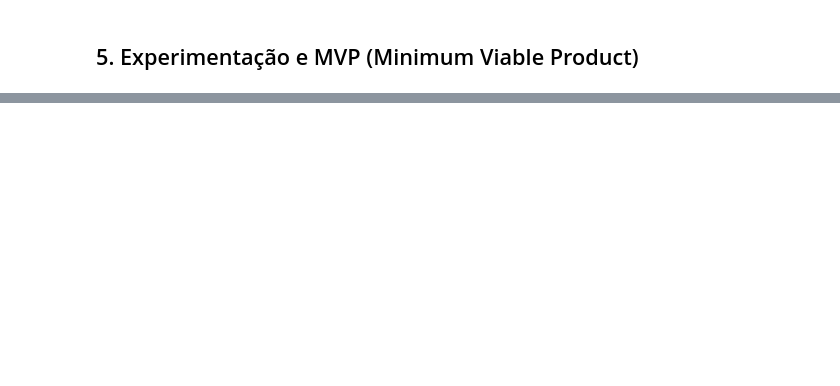
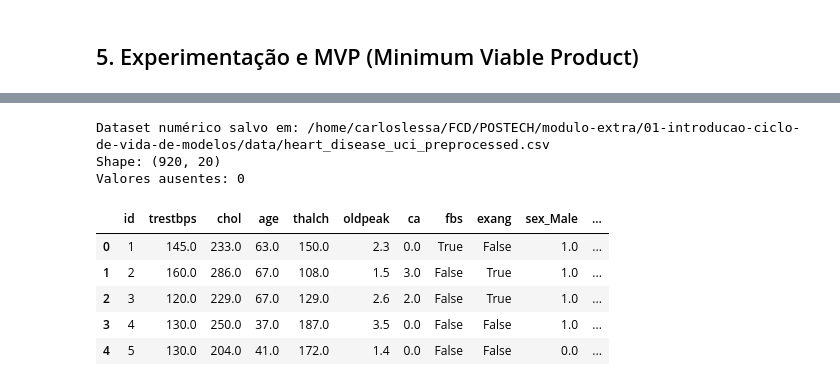
Before and after one commit to carlosvblessa/introducao-ciclo-de-vida-de-modelos, a Jupyter notebook: aula_02_experimentacao_mvp/exercicio_experimentacao_mvp.ipynb, the cells around one changed output, grey strips where cells are left out. Drawn from its saved outputs; the diff is of its cells as text; code cells hidden in the pictures; blank space fills up the shorter version.

```diff
--- a/aula_02_experimentacao_mvp/exercicio_experimentacao_mvp.ipynb
+++ b/aula_02_experimentacao_mvp/exercicio_experimentacao_mvp.ipynb
@@ -596,7 +810,0 @@ Treine um modelo baseline e registre no MLFlow
-# %%
-# Divisão treino/teste com os mesmos parâmetros da imputação (seção 4.1),
-# garantindo consistência entre os conjuntos utilizados no pré-processamento e na modelagem.
-X = df_encoded.drop(columns=["id", "target"])
-y = df_encoded["target"]
-
-X_train, X_test, y_train, y_test = train_test_split(X, y, test_size=0.2, random_state=42)
@@ -670,0 +1262,42 @@ joblib.dump(model, "../models/baseline_model.joblib")
+# %%
+# Pré-processador sem escalonamento para manter compatibilidade com a Aula 3.
+compatibility_numeric_cols = (
+    zero_missing_numeric_cols + continuous_numeric_cols + discrete_cols
+)
+compatibility_preprocessor = ColumnTransformer(
+    transformers=[
+        ('numeric', SimpleImputer(strategy='median'), compatibility_numeric_cols),
+        ('boolean', SimpleImputer(strategy='most_frequent'), boolean_cols),
+        ('categorical', Pipeline([
+            ('imputer', SimpleImputer(strategy='most_frequent')),
+            ('onehot', OneHotEncoder(
+                handle_unknown='ignore', drop='first', sparse_output=False
+            ))
+        ]), categorical_cols)
+    ],
+    remainder='drop',
+    verbose_feature_names_out=False
+).set_output(transform='pandas')
+
+compatibility_preprocessor.fit(X_train)
+df_encoded = compatibility_preprocessor.transform(X)
+df_encoded.insert(0, 'id', df['id'].to_numpy())
+df_encoded['target'] = y.to_numpy()
+
+preprocessed_path = Path('../data/heart_disease_uci_preprocessed.csv').resolve()
+df_encoded.to_csv(preprocessed_path, index=False)
+
+print(f'Dataset numérico salvo em: {preprocessed_path}')
+print(f'Shape: {df_encoded.shape}')
+print(f'Valores ausentes: {int(df_encoded.isna().sum().sum())}')
+df_encoded.head()
+# %% [output]
+Dataset numérico salvo em: /home/carloslessa/FCD/POSTECH/modulo-extra/01-introducao-ciclo-de-vida-de-modelos/data/heart_disease_uci_preprocessed.csv
+Shape: (920, 20)
+Valores ausentes: 0
+|  | id | trestbps | chol | age | thalch | oldpeak | ca | fbs | exang | sex_Male | ... |
+| 0 | 1 | 145.0 | 233.0 | 63.0 | 150.0 | 2.3 | 0.0 | True | False | 1.0 | ... |
+| 1 | 2 | 160.0 | 286.0 | 67.0 | 108.0 | 1.5 | 3.0 | False | True | 1.0 | ... |
+| 2 | 3 | 120.0 | 229.0 | 67.0 | 129.0 | 2.6 | 2.0 | False | True | 1.0 | ... |
+| 3 | 4 | 130.0 | 250.0 | 37.0 | 187.0 | 3.5 | 0.0 | False | False | 1.0 | ... |
+| 4 | 5 | 130.0 | 204.0 | 41.0 | 172.0 | 1.4 | 0.0 | False | False | 0.0 | ... |
```
Also changed, not shown: parts of 35 cells of this notebook, 4 other files.
